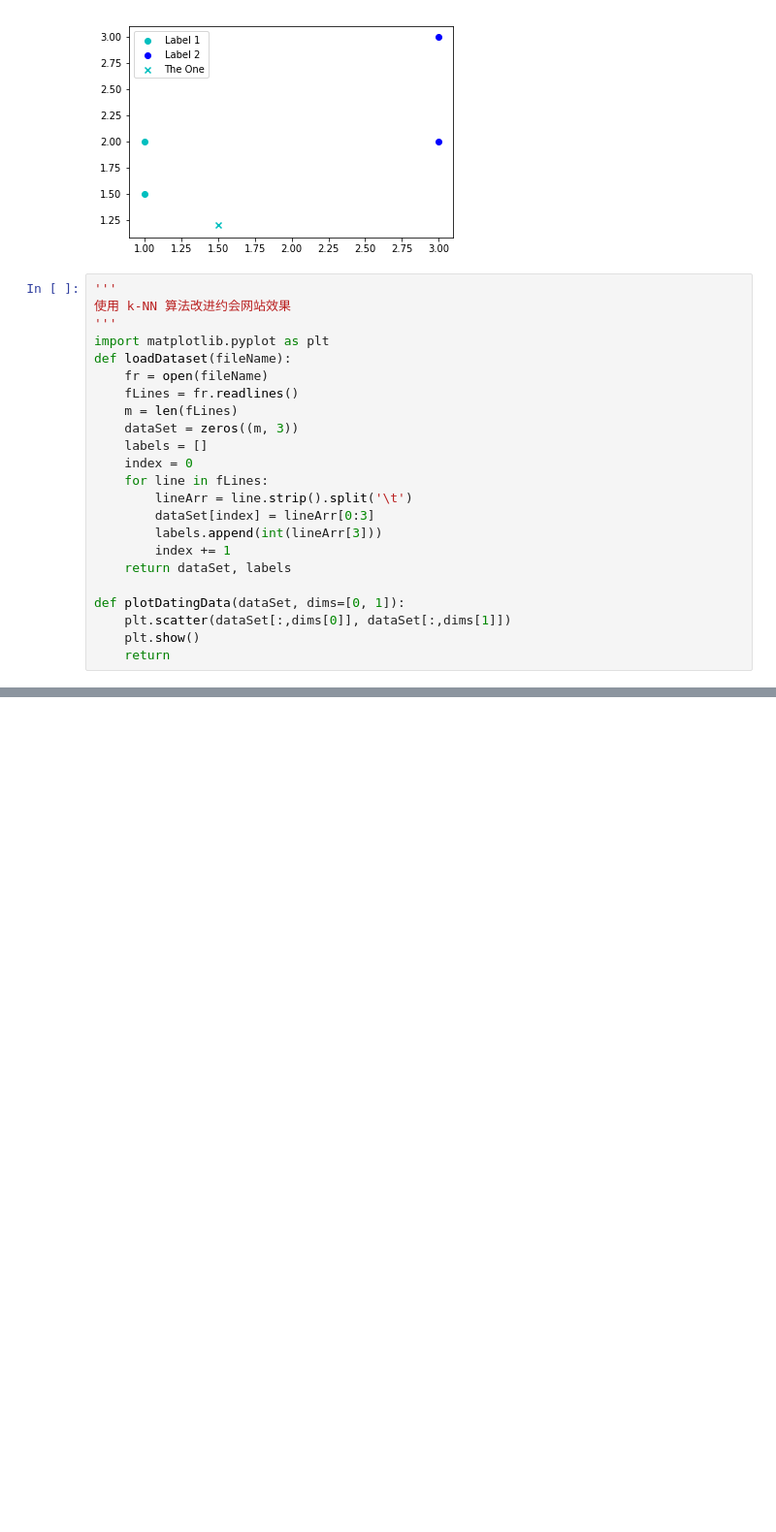
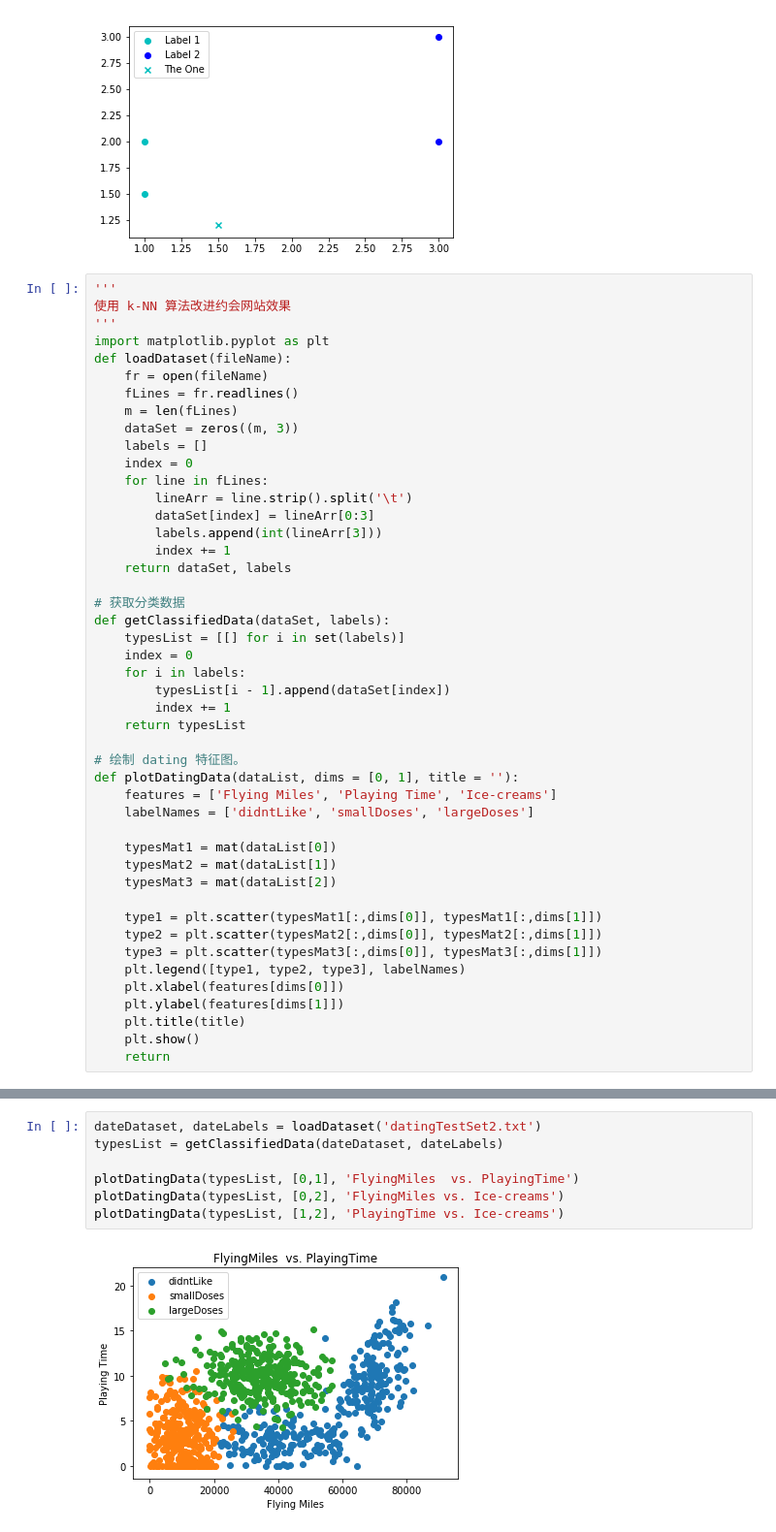
Before and after one commit to AaronFlower/Jupyter, a Jupyter notebook: kNN/kNN.ipynb, the cells around one changed output, grey strips where cells are left out. Shown: that part at 97% size. Cells and saved outputs as stored; diff of their text form; blank space fills up the shorter version.

Commit message:
Add knn normalizition and test method

```diff
--- a/kNN/kNN.ipynb
+++ b/kNN/kNN.ipynb
@@ -76,7 +78,30 @@ def loadDataset(fileName):
         index += 1
     return dataSet, labels
 
-def plotDatingData(dataSet, dims=[0, 1]):
-    plt.scatter(dataSet[:,dims[0]], dataSet[:,dims[1]])
+# 获取分类数据
+def getClassifiedData(dataSet, labels):
+    typesList = [[] for i in set(labels)]
+    index = 0
+    for i in labels:
+        typesList[i - 1].append(dataSet[index])
+        index += 1
+    return typesList
+
+# 绘制 dating 特征图。
+def plotDatingData(dataList, dims = [0, 1], title = ''):
+    features = ['Flying Miles', 'Playing Time', 'Ice-creams']
+    labelNames = ['didntLike', 'smallDoses', 'largeDoses']
+
+    typesMat1 = mat(dataList[0])
+    typesMat2 = mat(dataList[1])
+    typesMat3 = mat(dataList[2])
+
+    type1 = plt.scatter(typesMat1[:,dims[0]], typesMat1[:,dims[1]])
+    type2 = plt.scatter(typesMat2[:,dims[0]], typesMat2[:,dims[1]])
+    type3 = plt.scatter(typesMat3[:,dims[0]], typesMat3[:,dims[1]])
+    plt.legend([type1, type2, type3], labelNames)
+    plt.xlabel(features[dims[0]])
+    plt.ylabel(features[dims[1]])
+    plt.title(title)
     plt.show()
     return
@@ -96,0 +108,9 @@ plotDatingData(dateDataset, [1,2])
+# %%
+dateDataset, dateLabels = loadDataset('datingTestSet2.txt')
+typesList = getClassifiedData(dateDataset, dateLabels)
+
+plotDatingData(typesList, [0,1], 'FlyingMiles  vs. PlayingTime')
+plotDatingData(typesList, [0,2], 'FlyingMiles vs. Ice-creams')
+plotDatingData(typesList, [1,2], 'PlayingTime vs. Ice-creams')
+# %% [output]
+[figure, added]
```
Also changed, not shown: parts of 10 cells of this notebook.
